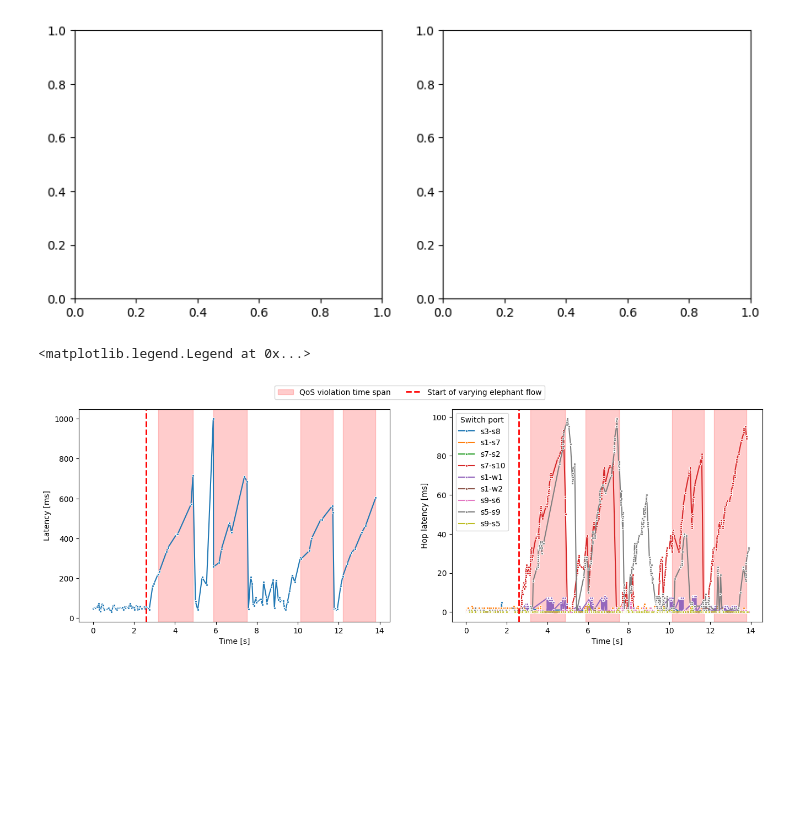
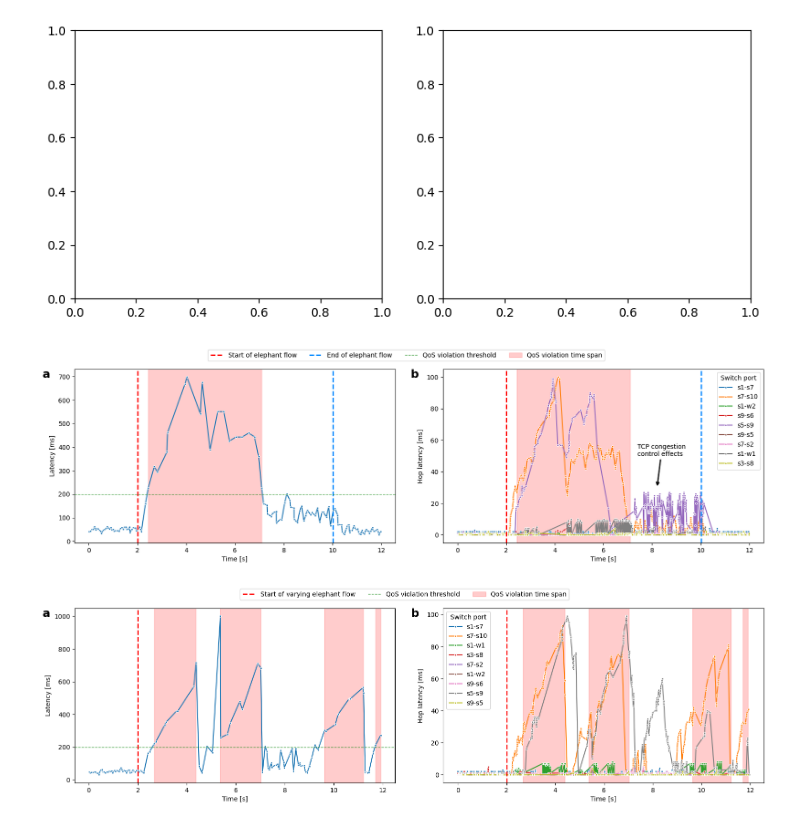
Before and after one commit to Fl0k3n/k8s-inc-evaluation, a Jupyter notebook: analysis/flows_http.ipynb, the cells around one changed output. Drawn from its saved outputs; the diff is of its cells as text; code cells hidden in the pictures; blank space fills up the shorter version.

```diff
--- a/analysis/flows_http.ipynb
+++ b/analysis/flows_http.ipynb
@@ -10,13 +24,13 @@ collector_df = pd.read_csv('../data/new_http_tcp3/reports.csv')
 sender_df = pd.read_csv('../data/new_http_tcp3/latency_http.csv')
 # t = (164, 180)
 
-flow_start_timestamps = [
-    1716137072023787559,
-    1716137116382696201,
-    1716137144622187949,
-    1716137206155300972,
-    1716137232641267087
-]
+# flow_start_timestamps = [
+#     1716137072023787559,
+#     1716137116382696201,
+#     1716137144622187949,
+#     1716137206155300972,
+#     1716137232641267087
+# ]
 
 
 flow_start_timestamps = [
@@ -47,11 +61,11 @@ for i, x in enumerate(flow_start_timestamps):
     flow_start_timestamps[i] = (float(x) / 1e9) - start
     print(flow_start_timestamps[i])
 
-# t = (34, 46, flow_start_timestamps[0])
-# t = (86, 96, flow_start_timestamps[1])
-# t = (113, 123, flow_start_timestamps[2])
-# t = (137, 147, flow_start_timestamps[3])
-t = (168, 182, flow_start_timestamps[4])
+t = (34.5, 46.5, flow_start_timestamps[0])
+# t = (86.87, 96.87, flow_start_timestamps[1])
+# t = (113.1, 123.1, flow_start_timestamps[2])
+t4 = (137.5, 147.5, flow_start_timestamps[3])
+t5 = (168.5, 180.5, flow_start_timestamps[4])
 # %% [output]
 36.50267553329468
 88.87860703468323
@@ -189,31 +203,68 @@ fig, ax = plt.subplots(1, 2, figsize=(10, 4))
 # display_qos_violations(violation_ranges, ax[0])
 # %% [output]
 [figure]
+# %%
+fig, ax = plt.subplots(1, 2, figsize=(16, 5))
+N = len(collector_df)
+sns.lineplot(data=sub_sdf, x='timestamp', y='latency', ax=ax[0], marker='o', markersize=3)
+sns.lineplot(ax=ax[1], data=sub_cdf, x='ingress_timestamp', y='hop_latency', hue='port_key', legend=True, estimator=None, n_boot=0, marker='o', markersize=3)
+ax[0].set_xlabel("Time [s]")
+ax[0].set_ylabel("Latency [ms]")
+ax[1].set_xlabel("Time [s]")
+ax[1].set_ylabel("Hop latency [ms]")
+ax[1].legend_.set_title("Switch port")
+display_qos_violations(violation_ranges, ax[0], padding=0)
+display_qos_violations(violation_ranges, ax[1], padding=0)
+
+for a in ax:
+    a.axvline(elephant_start, color='red', linestyle='--', linewidth=2)
+    a.axvline(elephant_start+8, color='#0088ff', linestyle='--', linewidth=2)
+ax[0].axhline(200, color='green', alpha=0.7, linestyle='--', linewidth=1)
+event_patch = mpatches.Patch(color='red', alpha=0.2, label='QoS violation time span')
+# Custom legend for the dashed green vertical line
+# start_line = mlines.Line2D([], [], color='red', linestyle='--', linewidth=2, label='Start of varying elephant flow')
+start_line = mlines.Line2D([], [], color='red', linestyle='--', linewidth=2, label='Start of elephant flow')
+end_line = mlines.Line2D([], [], color='#0088ff', linestyle='--', linewidth=2, label='End of elephant flow')
+violation_thresh_line = mlines.Line2D([], [], color='green', alpha=0.7, linestyle='--', linewidth=1, label='QoS violation threshold')
+
+ax[1].annotate('TCP congestion\ncontrol effects', xy=(8.2, 30), xytext=(7.4, 50),
+            arrowprops=dict(facecolor='black', arrowstyle='->', lw=2))
+
+# Place the combined legend in the middle
+fig.legend(handles=[start_line, end_line, violation_thresh_line, event_patch], loc='upper center', bbox_to_anchor=(0.5, 0.98), ncol=4)
+annotate(ax)
+save_fig('scenario_1_combined', fig)
+# %% [output]
+[figure, added]
 # %%
 fig, ax = plt.subplots(1, 2, figsize=(16, 5))
+sub_sdf2, sub_cdf2, elephant_start2, cur_experiment_start2 = sub_dfs(sender_df, collector_df, t5)
+violation_ranges2 = compute_qos_violation_time_ranges(sub_sdf2, violation_threshold=200)
 N = len(collector_df)
-sns.lineplot(data=sub_sdf, x='timestamp', y='latency', ax=ax[0], marker='o', markersize=3)
-sns.lineplot(ax=ax[1], data=sub_cdf, x='ingress_timestamp', y='hop_latency', hue='port_key', legend=True, estimator=None, n_boot=0, marker='o', markersize=3)
+sns.lineplot(data=sub_sdf2, x='timestamp', y='latency', ax=ax[0], marker='o', markersize=3)
+sns.lineplot(ax=ax[1], data=sub_cdf2, x='ingress_timestamp', y='hop_latency', hue='port_key', legend=True, estimator=None, n_boot=0, marker='o', markersize=3)
 ax[0].set_xlabel("Time [s]")
 ax[0].set_ylabel("Latency [ms]")
 ax[1].set_xlabel("Time [s]")
 ax[1].set_ylabel("Hop latency [ms]")
 ax[1].legend_.set_title("Switch port")
-display_qos_violations(violation_ranges, ax[0], padding=0)
-display_qos_violations(violation_ranges, ax[1], padding=0)
+display_qos_violations(violation_ranges2, ax[0], padding=0)
+display_qos_violations(violation_ranges2, ax[1], padding=0)
 
 for a in ax:
     a.axvline(elephant_start, color='red', linestyle='--', linewidth=2)
+ax[0].axhline(200, color='green', alpha=0.7, linestyle='--', linewidth=1)
 event_patch = mpatches.Patch(color='red', alpha=0.2, label='QoS violation time span')
 # Custom legend for the dashed green vertical line
 start_line = mlines.Line2D([], [], color='red', linestyle='--', linewidth=2, label='Start of varying elephant flow')
-# start_line = mlines.Line2D([], [], color='red', linestyle='--', linewidth=2, label='Start of elephant flow')
+violation_thresh_line = mlines.Line2D([], [], color='green', alpha=0.7, linestyle='--', linewidth=1, label='QoS violation threshold')
 
 # Place the combined legend in the middle
-fig.legend(handles=[event_patch, start_line], loc='upper center', bbox_to_anchor=(0.5, 0.98), ncol=2)
+fig.legend(handles=[start_line, violation_thresh_line, event_patch], loc='upper center', bbox_to_anchor=(0.5, 0.98), ncol=3)
+annotate(ax)
+save_fig('scenario_5_combined_tcp', fig)
 # %% [output]
-<matplotlib.legend.Legend at 0x...>
-[figure, old version]
+[figure, new version]
 # %%
 sns.lineplot(data=sender_df[(sender_df['timestamp'] > t[0]) & (sender_df['timestamp'] < t[1])], x='timestamp', y='dropped')
 # %% [output]
```
Also changed, not shown: parts of 8 cells of this notebook, 27 other files.
